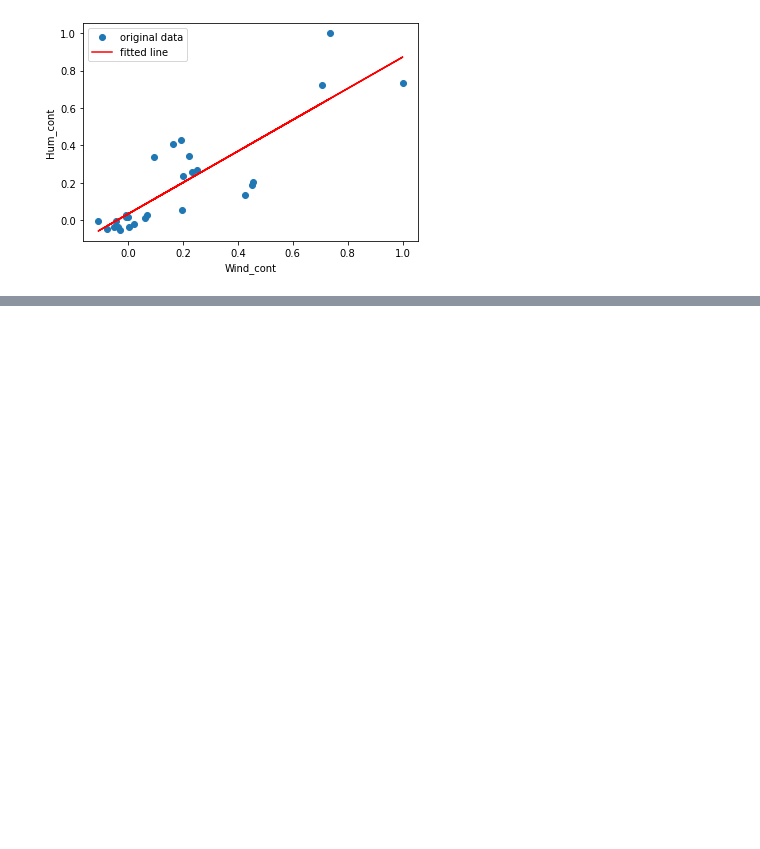
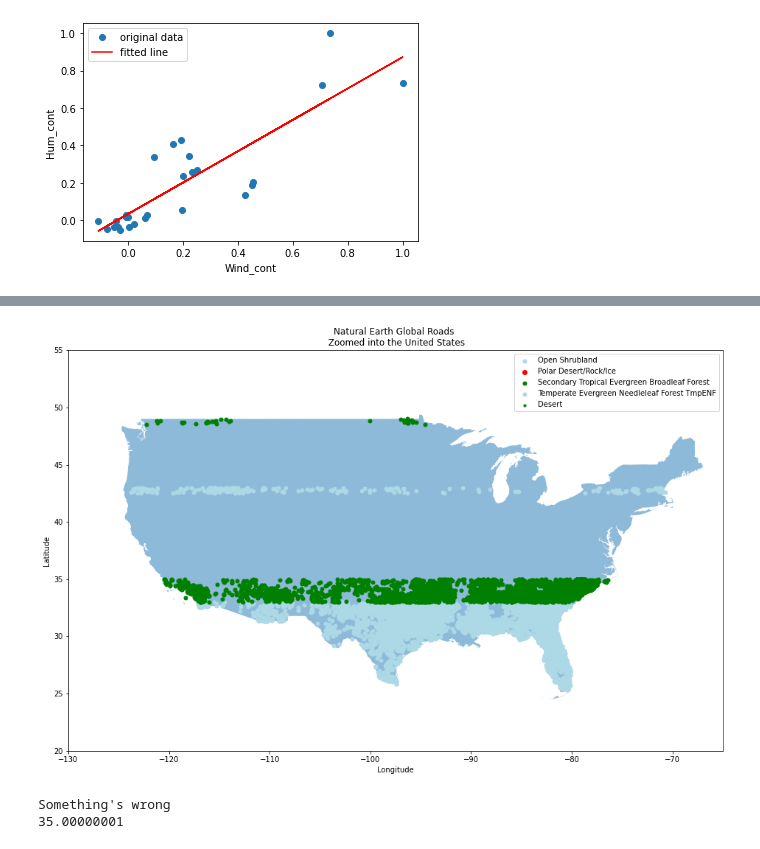
Before and after one commit to ConnorCallahan01/CSCI183FinalProject, a Jupyter notebook: FinalProject.ipynb, the cells around one changed output, grey strips where cells are left out. Cells and saved outputs as stored; diff of their text form; code cells hidden in the pictures; blank space fills up the shorter version.

```diff
--- a/FinalProject.ipynb
+++ b/FinalProject.ipynb
@@ -435,0 +507,67 @@ plt.show()
+# %%
+import matplotlib.pyplot as plt
+import geopandas as gpd
+import earthpy as et
+usa_map = gpd.read_file('/Users/connorcallahan/downloads/cb_2018_us_nation_5m/cb_2018_us_nation_5m.shp')
+aoi_bounds = usa_map.geometry.total_bounds
+aoi_bounds
+xmin, ymin, xmax, ymax = aoi_bounds
+# %%
+def findLonLat(df, column):
+    x = []
+    y = []
+    for id in df.index:
+        if df.iloc[id][column] == 1:
+            if df.iloc[id]['Temp_cont'] != 0 and df.iloc[id]['Wind_cont'] != 0:
+                x.append(df.iloc[id]['longitude'])
+                y.append(df.iloc[id]['latitude'])
+
+    return x, y
+# %%
+# Plot the data with a modified spatial extent
+fig, ax = plt.subplots(figsize = (20,10))
+
+xlim = ([-130, -65])
+ylim = ([20,  55])
+
+ax.set_xlim(xlim)
+ax.set_ylim(ylim)
+
+usa_map.plot(alpha = .5, ax = ax)
+
+x, y = findLonLat(fire_df, 'Open Shrubland')
+plt.scatter(x, y, c='lightblue',s=25, label='Open Shrubland')
+
+x, y = findXY(fire_df, ' Polar Desert/Rock/Ice')
+plt.scatter(x, y, c='red', label='Polar Desert/Rock/Ice')
+
+x, y = findLonLat(fire_df, 'Secondary Tropical Evergreen Broadleaf Forest')
+plt.scatter(x, y, c='green',s=25, label='Secondary Tropical Evergreen Broadleaf Forest')
+
+x, y = findLonLat(fire_df, 'Temperate Evergreen Needleleaf Forest TmpENF')
+plt.scatter(x, y, c='lightblue',s=25, label='Temperate Evergreen Needleleaf Forest TmpENF')
+
+x, y = findLonLat(fire_df, 'C3 Grassland/Steppe')
+plt.scatter(x, y, c='orange',s=25, label='C3 Grassland/Steppe')
+
+x, y = findLonLat(fire_df, 'state')
+plt.scatter(x, y, c='yellow', s=10, label='Desert')
+
+plt.legend()
+
+
+
+ax.set(title='Natural Earth Global Roads \n Zoomed into the United States')
+plt.xlabel('Longitude')
+plt.ylabel('Latitude')
+plt.show()
+# %% [output]
+[figure, added]
+# %%
+for i in fire_df['latitude']:
+    if i < 40 and i > 35:
+        print('Something\'s wrong')
+        print(i)
+# %% [output]
+Something's wrong
+35.00000001
```
Also changed, not shown: parts of 12 cells of this notebook.
